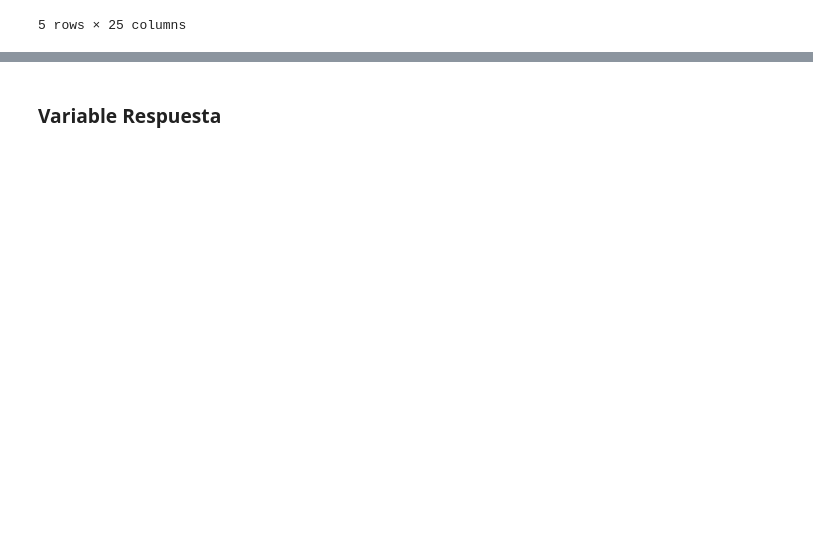
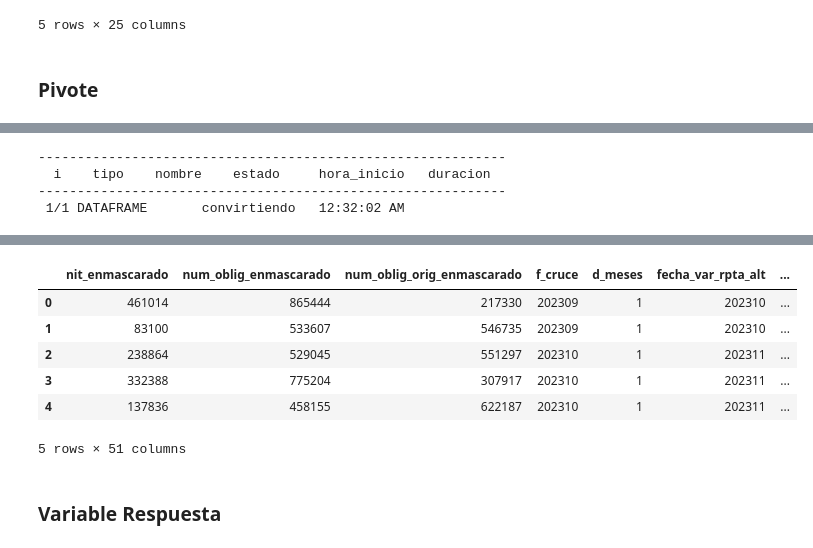
Before and after one commit to wacGitHub07/prueba-modelos, a Jupyter notebook: notebooks/0_etl_executions.ipynb, the cells around one changed output, grey strips where cells are left out. Drawn from its saved outputs; the diff is of its cells as text; code cells hidden in the pictures; blank space fills up the shorter version.

```diff
--- a/notebooks/0_etl_executions.ipynb
+++ b/notebooks/0_etl_executions.ipynb
@@ -470,3 +472,10 @@ data.head()
 5 rows × 25 columns
 # %%
 data.to_csv('../data/pmod_tend_pd.csv', index=False)
+# %% [markdown]
+### Pivote
+# %%
+download_query = "SELECT * FROM {proccess_zone}.pmod_pivot"
+data = helper.obtener_dataframe(download_query, params=general_params)
+data.head()
+# %% [output]
@@ -472,0 +483,4 @@ data.to_csv('../data/pmod_tend_pd.csv', index=False)
+------------------------------------------------------------
+  i    tipo    nombre    estado     hora_inicio   duracion
+------------------------------------------------------------
+ 1/1 DATAFRAME       convirtiendo   12:32:02 AM
@@ -472,0 +490,7 @@ data.to_csv('../data/pmod_tend_pd.csv', index=False)
+|  | nit_enmascarado | num_oblig_enmascarado | num_oblig_orig_enmascarado | f_cruce | d_meses | fecha_var_rpta_alt | ... |
+| 0 | 461014 | 865444 | 217330 | 202309 | 1 | 202310 | ... |
+| 1 | 83100 | 533607 | 546735 | 202309 | 1 | 202310 | ... |
+| 2 | 238864 | 529045 | 551297 | 202310 | 1 | 202311 | ... |
+| 3 | 332388 | 775204 | 307917 | 202310 | 1 | 202311 | ... |
+| 4 | 137836 | 458155 | 622187 | 202310 | 1 | 202311 | ... |
+5 rows × 51 columns
```
Also changed, not shown: parts of 9 cells of this notebook, 6 other files.
